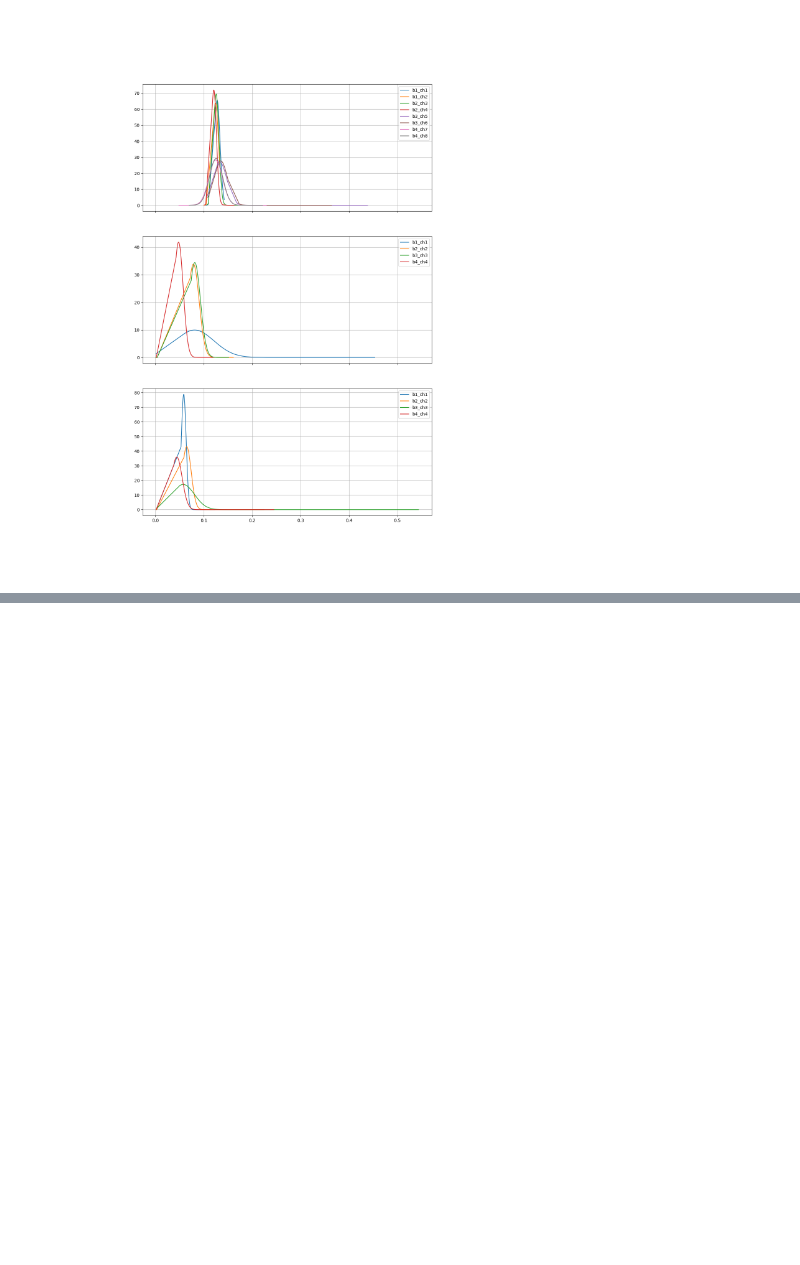
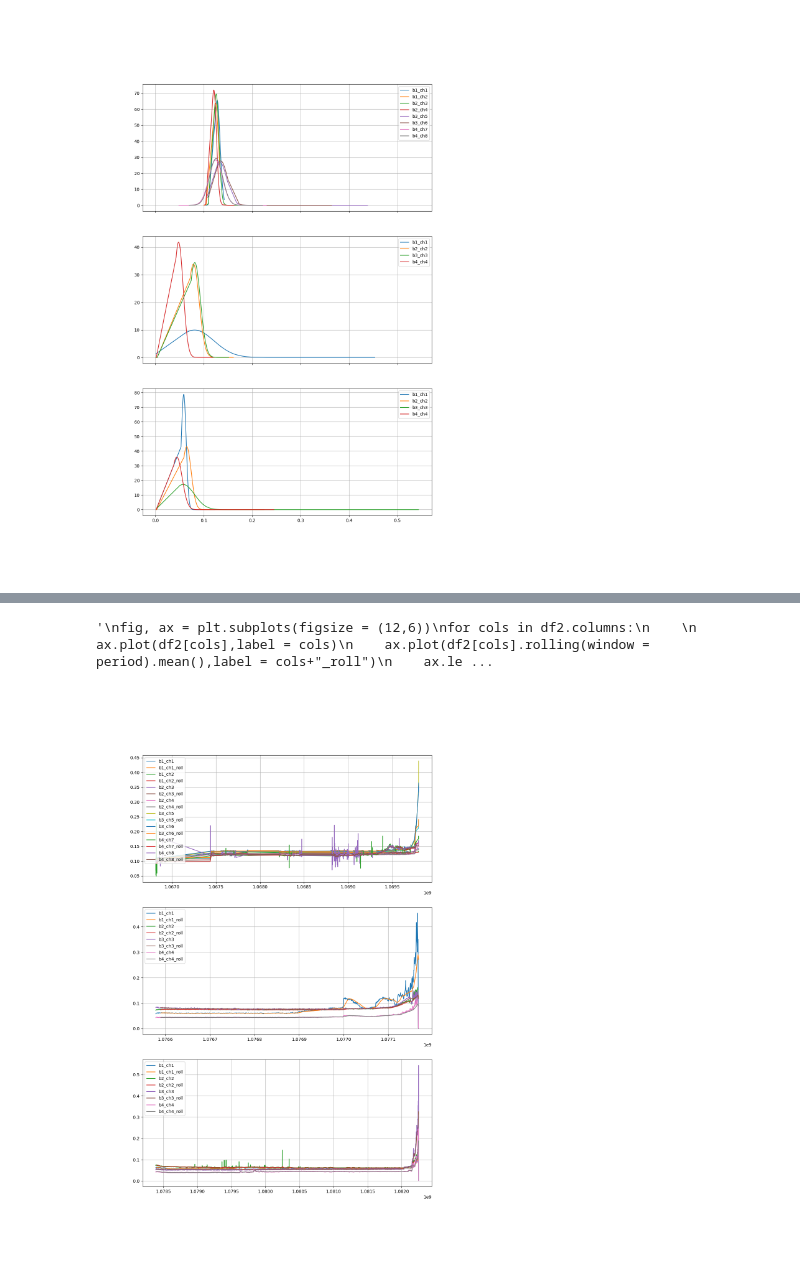
Before and after one commit to jaimebw/tfm, a Jupyter notebook: books/dataset_exploration.ipynb, the cells around one changed output, grey strips where cells are left out. Saved outputs shown, nothing was run; the diff lists cells and outputs as text; code cells hidden in the pictures; blank space fills up the shorter version.

Commit message:
Added rolling average to the exploration and error corrected

```diff
--- a/books/dataset_exploration.ipynb
+++ b/books/dataset_exploration.ipynb
@@ -78,0 +87,15 @@ for index,i in enumerate(all_dfs):
+# %%
+%matplotlib widget
+period = 20
+fig, ax = plt.subplots(3,1,figsize = (12,18))
+for index,i in enumerate(all_dfs):
+    dfm = i.groupby("timestamp").mean()
+    #dfvar = i.groupby("timestamp").var()
+    for j in dfm.columns:
+        ax[index].plot(dfm[j],label = j)
+        ax[index].plot(dfm[j].rolling(window = period).mean(),label = j+"_roll")
+        ax[index].legend()
+        ax[index].grid(True)
+# %% [output]
+'\nfig, ax = plt.subplots(figsize = (12,6))\nfor cols in df2.columns:\n    \n    ax.plot(df2[cols],label = cols)\n    ax.plot(df2[cols].rolling(window = period).mean(),label = cols+"_roll")\n    ax.le ...
+[figure, added]
```
Also changed, not shown: parts of 4 cells of this notebook, 1 other file.
